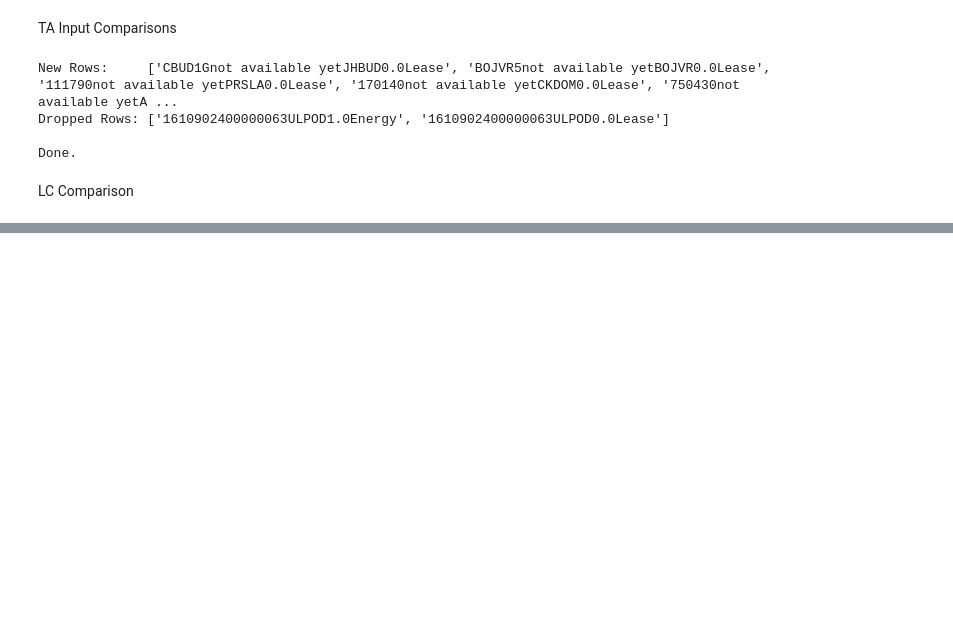
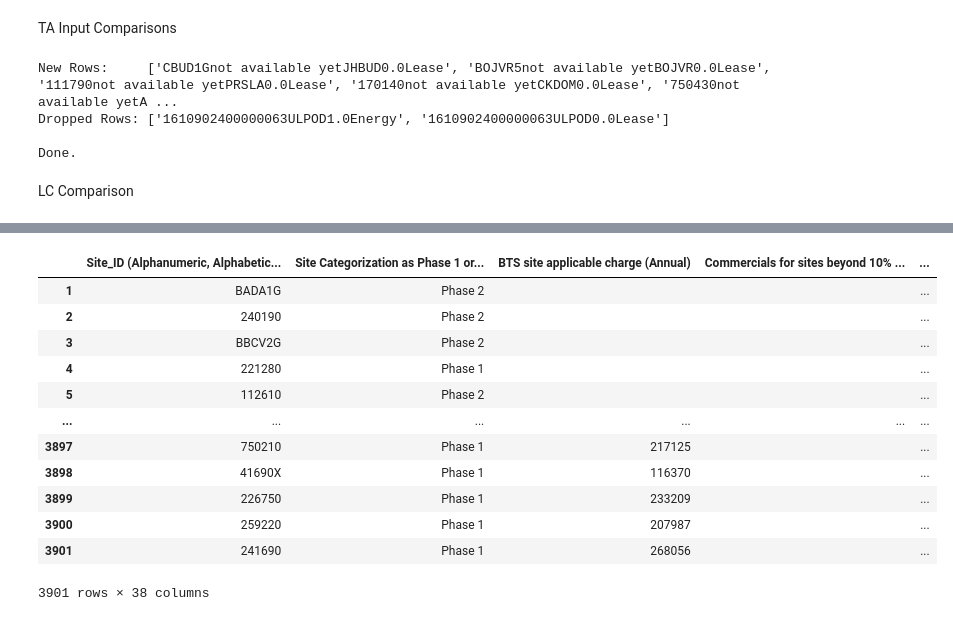
Before and after one commit to emerenan/xlsx_validation, a Jupyter notebook: cz_comparisons.ipynb, the cells around one changed output, grey strips where cells are left out. Cells and saved outputs as stored; diff of their text form; code cells hidden in the pictures; blank space fills up the shorter version.

```diff
--- a/cz_comparisons.ipynb
+++ b/cz_comparisons.ipynb
@@ -775,0 +970,18 @@ find_diffs_between_files_lc(lc_old, path_lc_input, 'FIN ID', lc_col,status_col='
+# %%
+df = pd.read_excel('/content/UserInput_CzechRepublic_20210831.xlsx', sheet_name = 'SiteLevel', skiprows = 2).fillna('')
+df = df.drop([0,0])
+df
+# %% [output]
+|  | Site_ID (Alphanumeric, Alphabetic... | Site Categorization as Phase 1 or... | BTS site applicable charge (Annual) | Commercials for sites beyond 10% ... | ... |
+| 1 | BADA1G | Phase 2 |  |  | ... |
+| 2 | 240190 | Phase 2 |  |  | ... |
+| 3 | BBCV2G | Phase 2 |  |  | ... |
+| 4 | 221280 | Phase 1 |  |  | ... |
+| 5 | 112610 | Phase 2 |  |  | ... |
+| ... | ... | ... | ... | ... | ... |
+| 3897 | 750210 | Phase 1 | 217125 |  | ... |
+| 3898 | 41690X | Phase 1 | 116370 |  | ... |
+| 3899 | 226750 | Phase 1 | 233209 |  | ... |
+| 3900 | 259220 | Phase 1 | 207987 |  | ... |
+| 3901 | 241690 | Phase 1 | 268056 |  | ... |
+3901 rows × 38 columns
```
Also changed, not shown: parts of 5 cells of this notebook.
